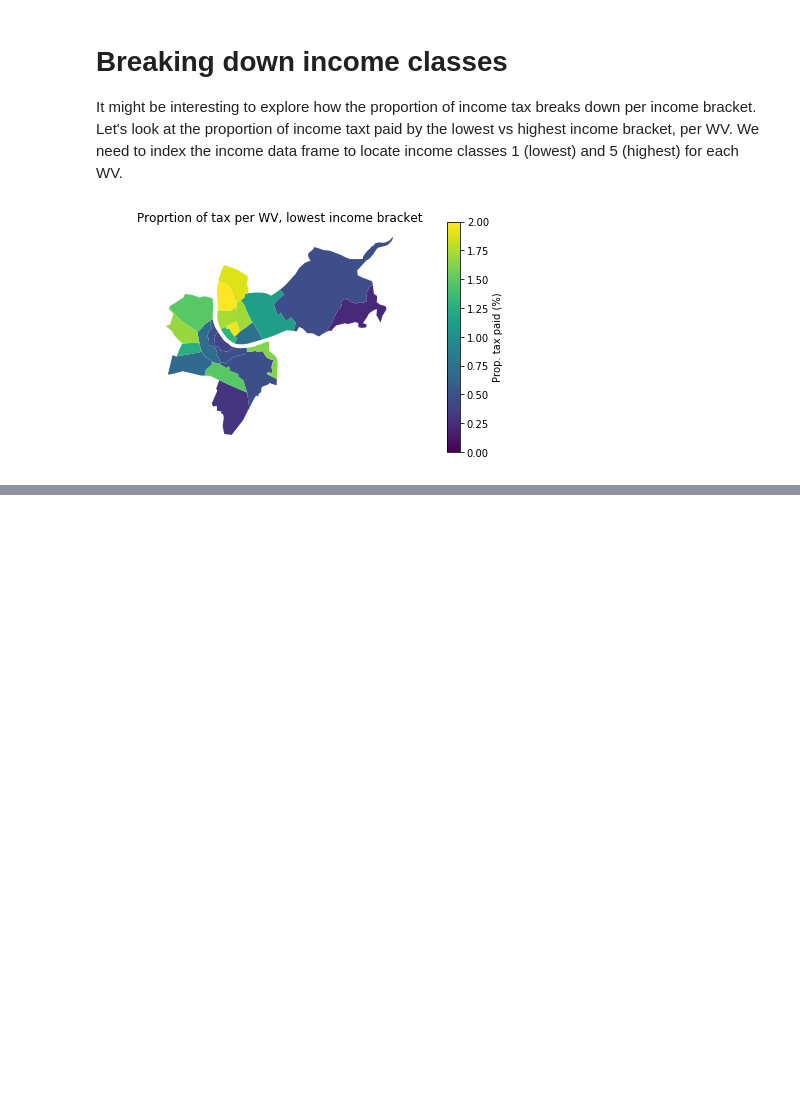
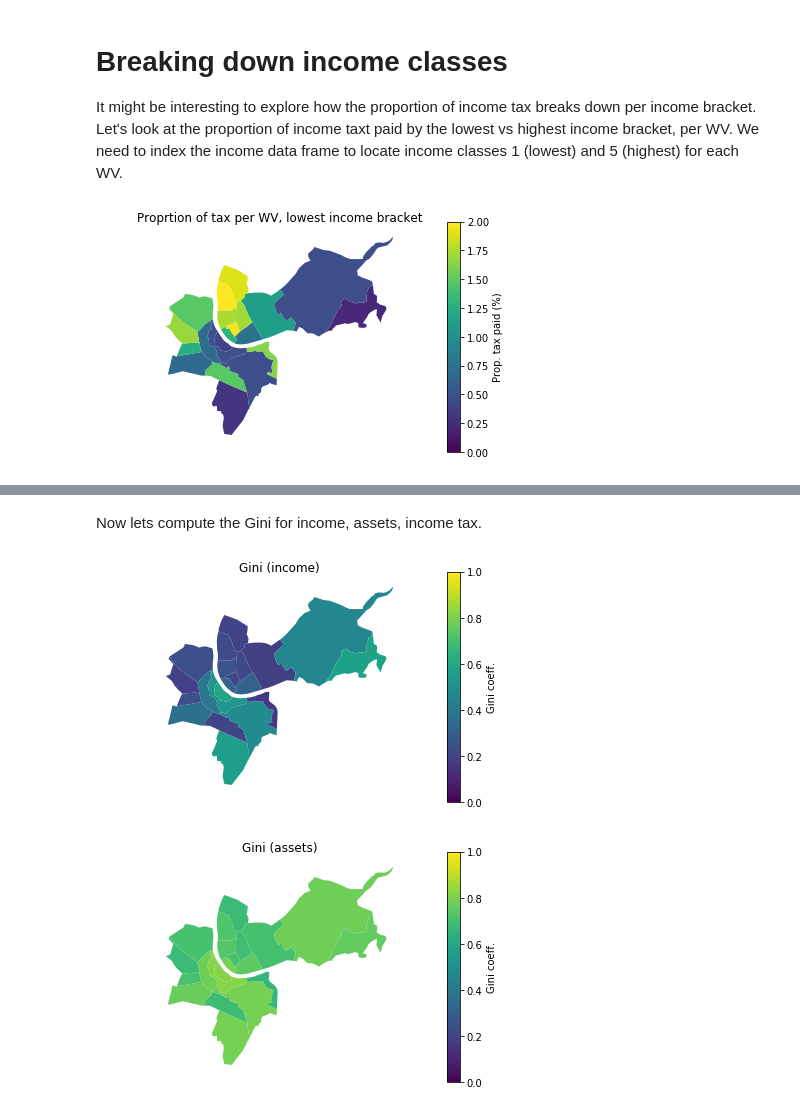
Before and after one commit to DataScienceForGood/TaxationInequality, a Jupyter notebook: planning/Meetup_2018.05.17/Mapping 2015 taxation data tutorial.ipynb, the cells around one changed output, grey strips where cells are left out. Cells and saved outputs as stored; diff of their text form; code cells hidden in the pictures; blank space fills up the shorter version.

```diff
--- a/planning/Meetup_2018.05.17/Mapping 2015 taxation data tutorial.ipynb
+++ b/planning/Meetup_2018.05.17/Mapping 2015 taxation data tutorial.ipynb
@@ -250,0 +274,43 @@ $S_{i}=\Sigma _{j=1}^{i}\;f(y_{j})\,y_{j}\,$ and $S_{0}=0\,$. These formulae are
+# %% [markdown]
+Now lets compute the Gini for income, assets, income tax.
+# %%
+# - Compute Gini for each Wohnviertel income distribution
+vfGini_Income = [gini(dfIncome.loc[find_WV(nWV), 'num_declarations'], dfIncome.loc[find_WV(nWV), 'total_income']) for nWV in vnWVIDs]
+vfGini_Assets = [gini(dfAssets.loc[find_WV(nWV), 'num_declarations'], dfAssets.loc[find_WV(nWV), 'total_assets']) for nWV in vnWVIDs]
+# %%
+# - Map gini for income and assets
+
+# - Construct data frames for income Gini
+dfGini = pd.DataFrame({'wohnviertel_id': vnWVIDs,
+                       'gini_income': np.asarray(vfGini_Income),
+                       'gini_assets': np.asarray(vfGini_Assets)})
+
+dfGini = pd.merge(dfGini, dfMapWVid_geoID,
+                  on = 'wohnviertel_id')
+
+# - Merge with the map data
+gdfMapGini = pd.merge(gdfMap, dfGini,
+                      left_on = 'OBJECTID', right_on = 'geo_wohnviertel_id')
+# %%
+ax = gdfMapGini.plot(column = 'gini_income', vmin = 0, vmax = 1)
+plt.axis('off')
+plt.title('Gini (income)')
+fig = ax.get_figure()
+cax = fig.add_axes([0.9, 0.1, 0.03, 0.8])
+sm = plt.cm.ScalarMappable(norm=plt.Normalize(vmin=0, vmax=1))
+# fake up the array of the scalar mappable. Urgh...
+sm._A = []
+fig.colorbar(sm, cax=cax).set_label('Gini coeff.')
+
+ax = gdfMapGini.plot(column = 'gini_assets', vmin = 0, vmax = 1)
+plt.axis('off')
+plt.title('Gini (assets)')
+fig = ax.get_figure()
+cax = fig.add_axes([0.9, 0.1, 0.03, 0.8])
+sm = plt.cm.ScalarMappable(norm=plt.Normalize(vmin=0, vmax=1))
+# fake up the array of the scalar mappable. Urgh...
+sm._A = []
+fig.colorbar(sm, cax=cax).set_label('Gini coeff.')
+# %% [output]
+[figure, added]
+[figure, added]
```
Also changed, not shown: parts of 5 cells of this notebook.
